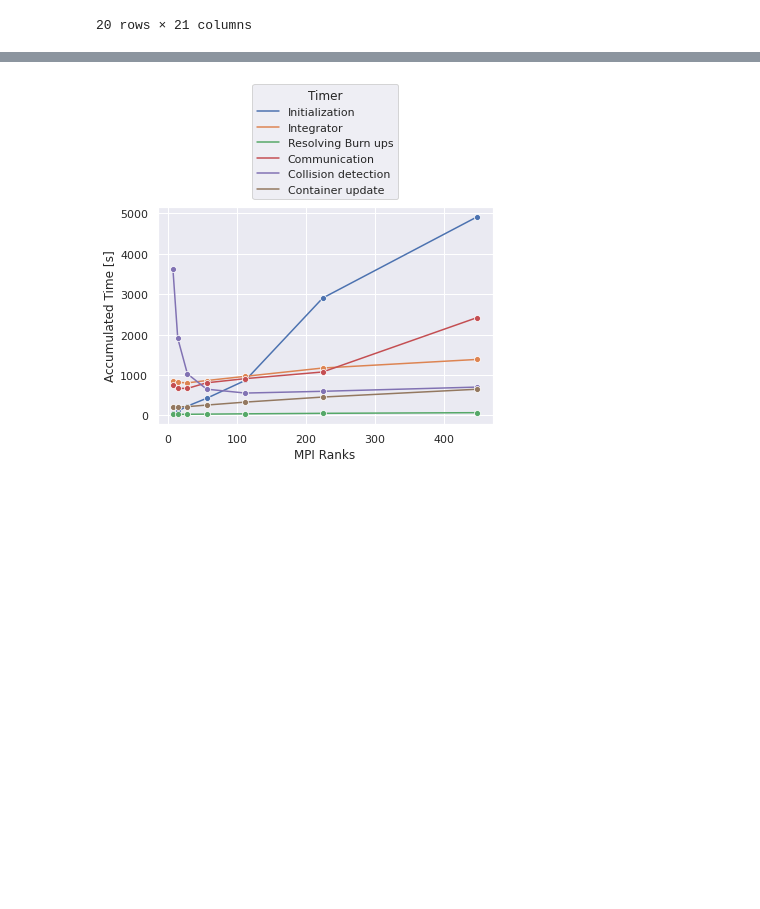
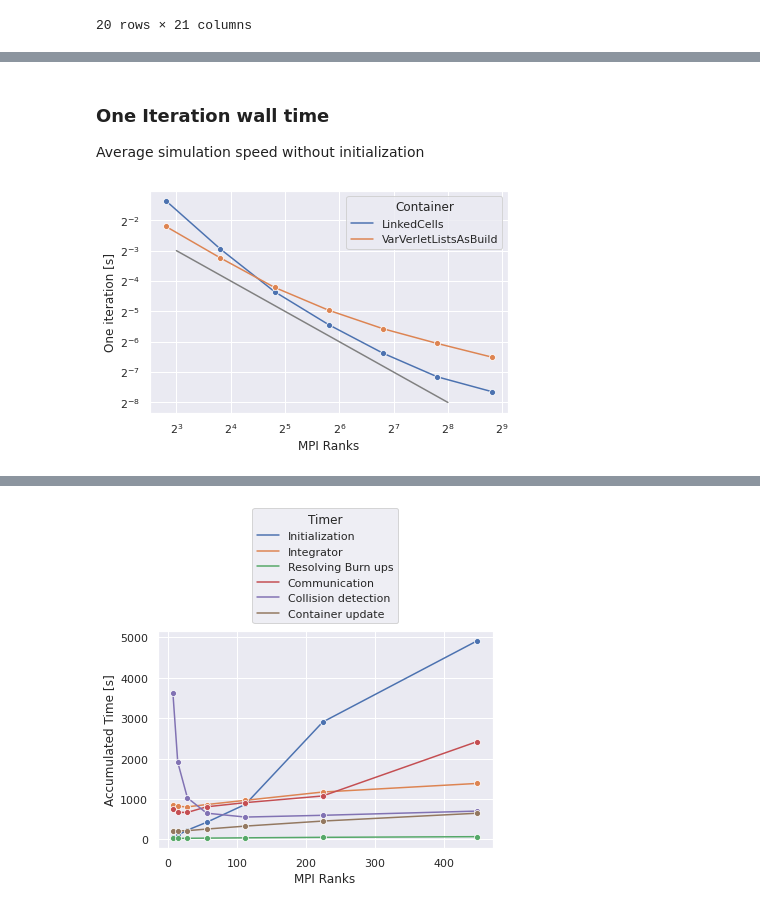
Before and after one commit to esa/LADDS, a Jupyter notebook: notebooks/PerformanceAnalysis.ipynb, the cells around one changed output, grey strips where cells are left out. Drawn from its saved outputs; the diff is of its cells as text; code cells hidden in the pictures; blank space fills up the shorter version.

```diff
--- a/notebooks/PerformanceAnalysis.ipynb
+++ b/notebooks/PerformanceAnalysis.ipynb
@@ -171,0 +200,25 @@ plt.savefig('SpeedupWallTime.png', dpi=300)
+# %% [markdown]
+### One Iteration wall time
+
+Average simulation speed without initialization
+# %%
+thisData = dfMPIScaling.query('`desiredCellsPerDimension` == 25')
+
+yAxis = 'One iteration'
+ax = sns.lineplot(
+    data=thisData,
+    x='MPI Ranks',
+    y=yAxis,
+    hue="Container",
+    marker='o',
+)
+plt.ylabel(yAxis + " [s]")
+ax.loglog(base=2)
+X_plot = [2**x for x in [3,4,5,6,7,8]]
+Y_plot = [2**-x for x in [3,4,5,6,7,8]]
+plt.plot(X_plot, Y_plot, color='gray')
+plt.tight_layout()
+# plt.savefig('OneIteration.pdf')
+plt.savefig('OneIteration.png', dpi=300)
+# %% [output]
+[figure, added]
```
Also changed, not shown: parts of 6 cells of this notebook.
